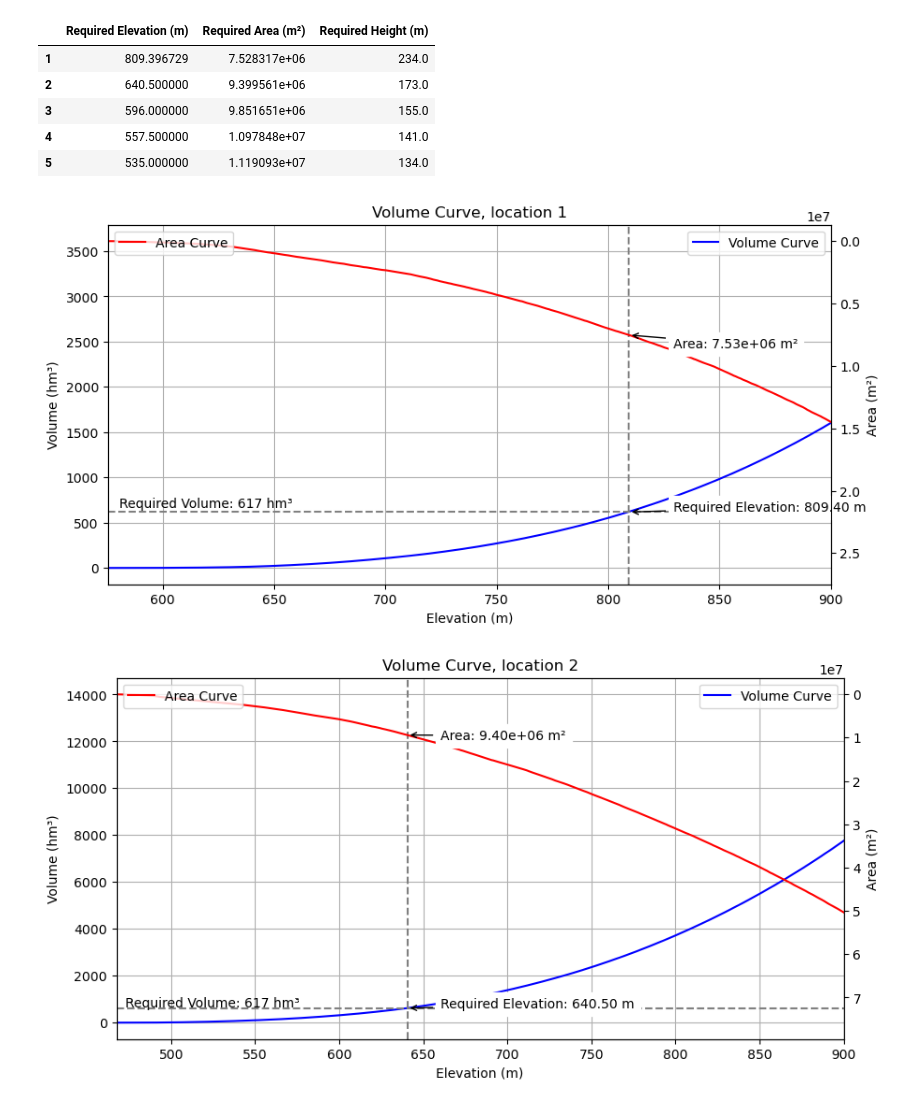
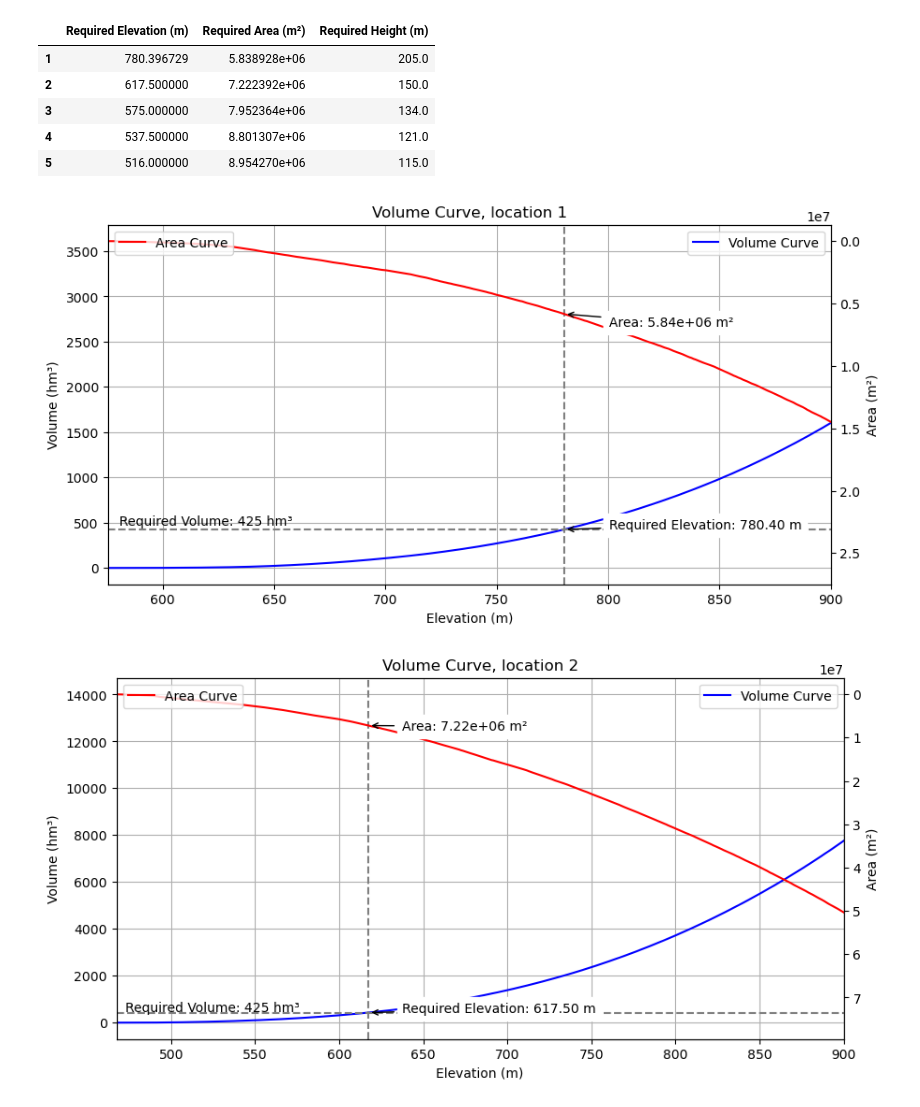
Before and after one commit to maxblw/CIEM4301_dam_design, a Jupyter notebook: Volume curve/volume_curve.ipynb, the cells around one changed output. Drawn from its saved outputs; the diff is of its cells as text; code cells hidden in the pictures.

```diff
--- a/Volume curve/volume_curve.ipynb
+++ b/Volume curve/volume_curve.ipynb
@@ -57,33 +57,33 @@ def volume_curve(path, i, limit_elevation=1000, req_volume=311):
 
     return req_elevat, area, req_height
 # %%
-req_volume = 616.99  # in hm³
+req_volume = 425  # in hm³
 
 elevations = []
 areas = []
 heights = []
 location_ids = []
 
 for i in range(1, 6):
     elev, area, height = volume_curve('volume_curve_data.csv', i, limit_elevation=900, req_volume=req_volume)
     location_ids.append(i)
     elevations.append(elev)
     areas.append(area)
     heights.append(height)
 
 df_loc = pd.DataFrame(index=location_ids, data={
     'Required Elevation (m)': elevations,
     'Required Area (m²)': areas,
     'Required Height (m)': heights
 })
 
 display(df_loc)
 # %% [output]
 |  | Required Elevation (m) | Required Area (m²) | Required Height (m) |
-| 1 | 809.396729 | 7.528317e+06 | 234.0 |
-| 2 | 640.500000 | 9.399561e+06 | 173.0 |
-| 3 | 596.000000 | 9.851651e+06 | 155.0 |
-| 4 | 557.500000 | 1.097848e+07 | 141.0 |
-| 5 | 535.000000 | 1.119093e+07 | 134.0 |
+| 1 | 780.396729 | 5.838928e+06 | 205.0 |
+| 2 | 617.500000 | 7.222392e+06 | 150.0 |
+| 3 | 575.000000 | 7.952364e+06 | 134.0 |
+| 4 | 537.500000 | 8.801307e+06 | 121.0 |
+| 5 | 516.000000 | 8.954270e+06 | 115.0 |
-[figure, old version]
+[figure, new version]
-[figure, old version]
+[figure, new version]
```
Also changed, not shown: parts of 1 cell of this notebook, 10 other files.
